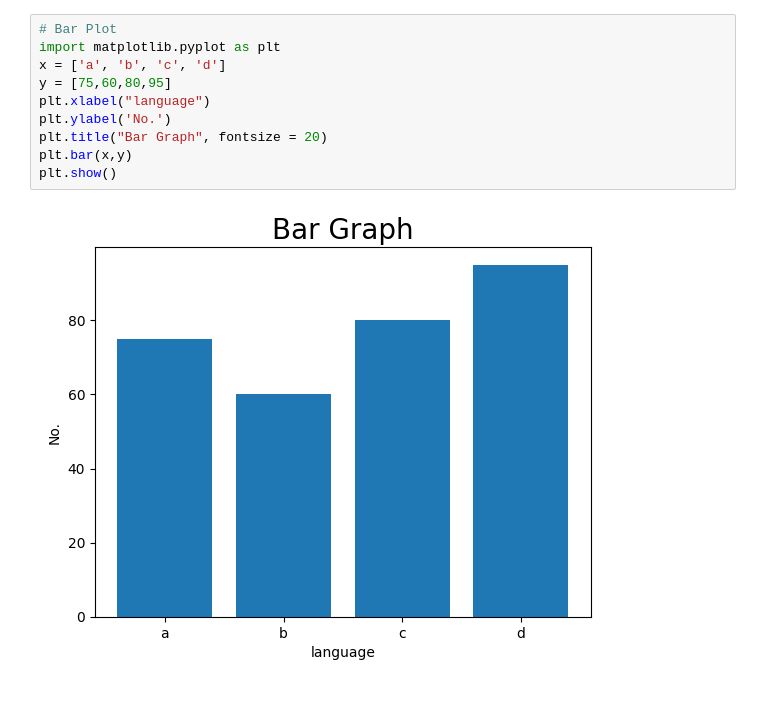
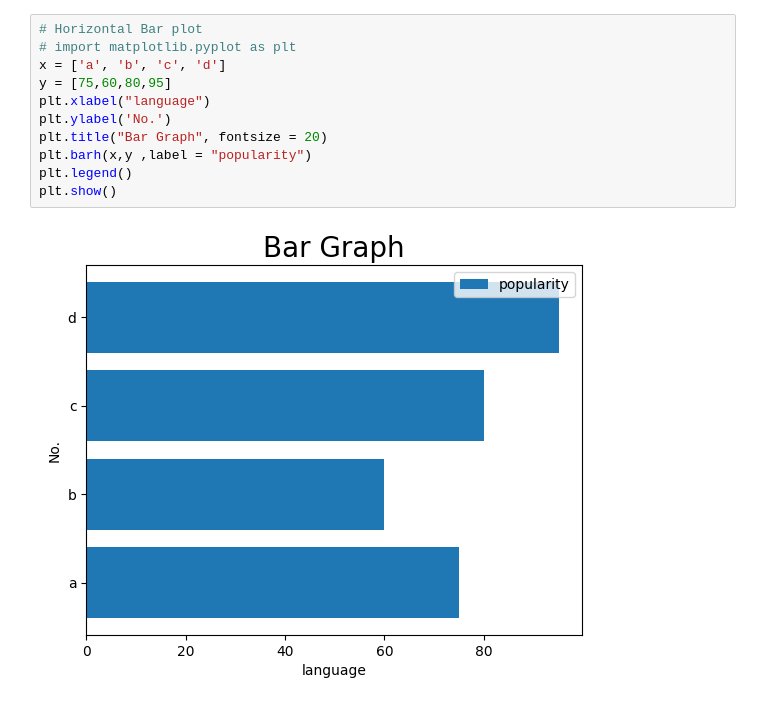
Before and after one commit to tensor110/Python, a Jupyter notebook: Matplotlib/tut2.ipynb, the cells around one changed output. Drawn from its saved outputs; the diff is of its cells as text.

```diff
--- a/Matplotlib/tut2.ipynb
+++ b/Matplotlib/tut2.ipynb
@@ -1,12 +40,13 @@
 # %%
-# Bar Plot
-import matplotlib.pyplot as plt
+# Horizontal Bar plot
+# import matplotlib.pyplot as plt
 x = ['a', 'b', 'c', 'd']
 y = [75,60,80,95]
 plt.xlabel("language")
 plt.ylabel('No.')
 plt.title("Bar Graph", fontsize = 20)
-plt.bar(x,y)
+plt.barh(x,y ,label = "popularity")
+plt.legend()
 plt.show()
 # %% [output]
-[figure, old version]
+[figure, new version]
```
Also changed, not shown: parts of 2 cells of this notebook, 3 other files.
